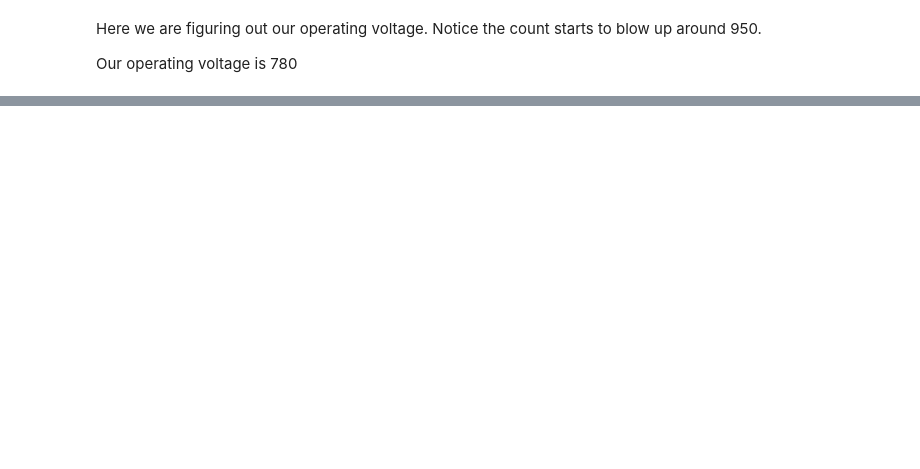
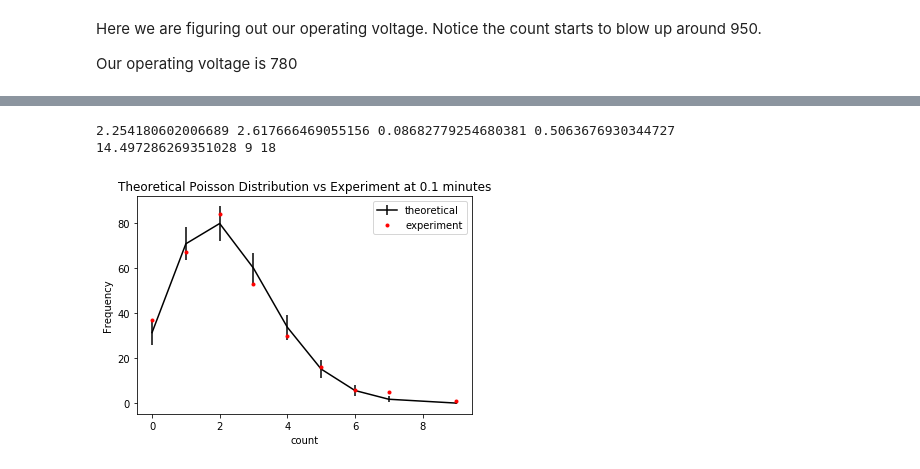
Before and after one commit to David-Zagaceta/Intermediate-Lab, a Jupyter notebook: Poisson_lab.ipynb, the cells around one changed output, grey strips where cells are left out. Cells and saved outputs as stored; diff of their text form; code cells hidden in the pictures; blank space fills up the shorter version.

Commit message:
Re do 10 minute trials

```diff
--- a/Poisson_lab.ipynb
+++ b/Poisson_lab.ipynb
@@ -58,0 +24,41 @@ print(chi2, p)
+# %%
+# load data and format for analysis
+df1 = pd.read_excel('0.1min_interval_geiger.xlsx')
+counts = df1.values
+counts = np.ndarray.flatten(counts)
+x, y = np.unique(counts, return_counts=True)
+
+# get sample mean, sample variance, bin variance, and chi squared statistic
+mean = np.mean(counts)
+std = np.std(counts)
+mean_uncertainty = np.sqrt(mean/sum(y))
+varovar = 1/sum(y)*(mean**4+6*mean**3+7*mean**2-(mean+mean**2)**2*(sum(y)-3)/(sum(y)-1))
+uncertainty_of_var = np.sqrt(varovar)
+print(mean, std**2, mean_uncertainty, uncertainty_of_var)
+yvar = []
+for i, exp in enumerate(y):
+    yvar.append(sum(y)*poisson.pmf(x[i], mean)*(1-poisson.pmf(x[i], mean)))
+
+
+expected_values = sum(y)*poisson.pmf(x, mean)
+chi2_arr = []
+for i, exp in enumerate(y):
+    numer = exp-expected_values[i]
+    if exp == 0:
+        continue
+    denom = np.sqrt(yvar[i])
+    chi2_arr.append((numer/denom)**2)
+print(sum(chi2_arr), len(x), 2*len(x)) # experimental chi2, theoretical chi2 for poisson, theoretical variance
+
+# plot
+plt.errorbar(x, sum(y)*poisson.pmf(x, mean), yerr=np.sqrt(yvar),fmt='-k')
+plt.errorbar(x, y, fmt='.r') # binomial std for error bars
+plt.title('Theoretical Poisson Distribution vs Experiment at 0.1 minutes')
+plt.ylabel('Frequency')
+plt.xlabel('count')
+plt.legend(['theoretical', 'experiment'])
+plt.show()
+# %% [output]
+2.254180602006689 2.617666469055156 0.08682779254680381 0.5063676930344727
+14.497286269351028 9 18
+[figure, added]
```
Also changed, not shown: parts of 9 cells of this notebook.
